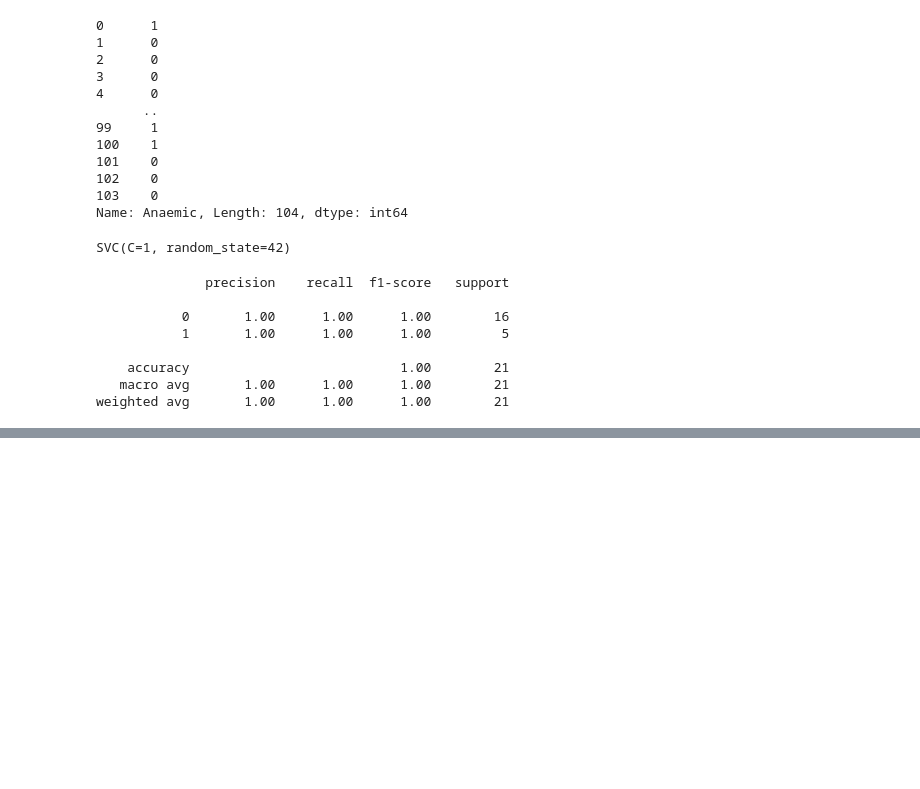
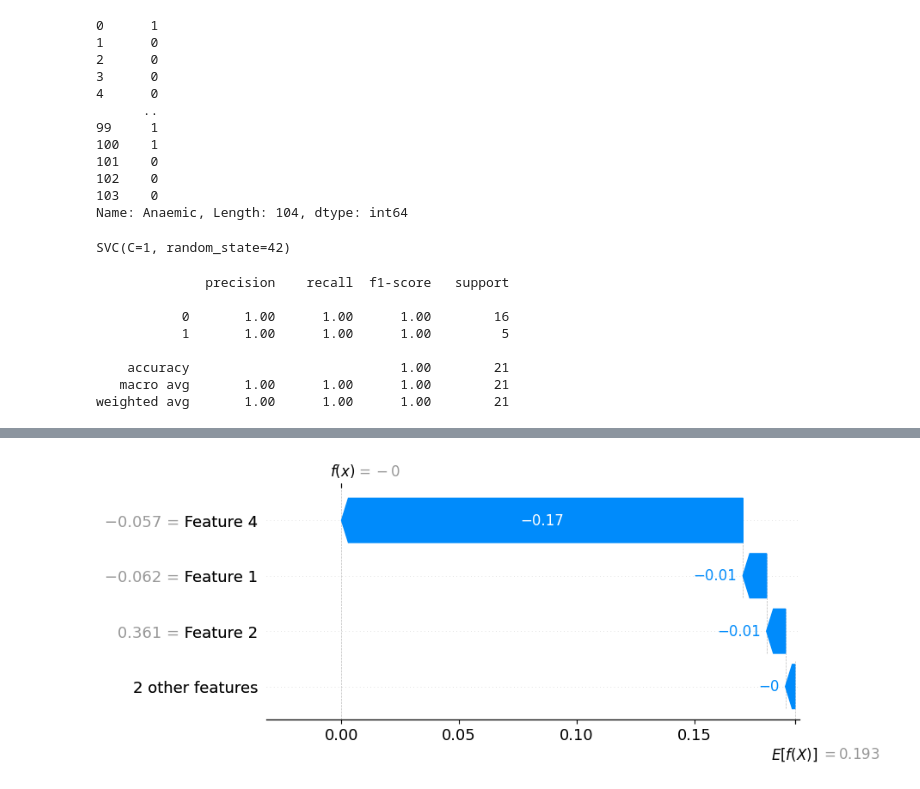
Before and after one commit to moraleseoscar/AnaemiaPredictionEDA, a Jupyter notebook: SVMModel.ipynb, the cells around one changed output, grey strips where cells are left out. Drawn from its saved outputs; the diff is of its cells as text; code cells hidden in the pictures; blank space fills up the shorter version.

```diff
--- a/SVMModel.ipynb
+++ b/SVMModel.ipynb
@@ -79,0 +102,4 @@ array([[16,  0],
+# %%
+shap.plots.waterfall(shap_values[1], max_display=4)
+# %% [output]
+[figure, added]
```
Also changed, not shown: parts of 9 cells of this notebook, 2 other files.
